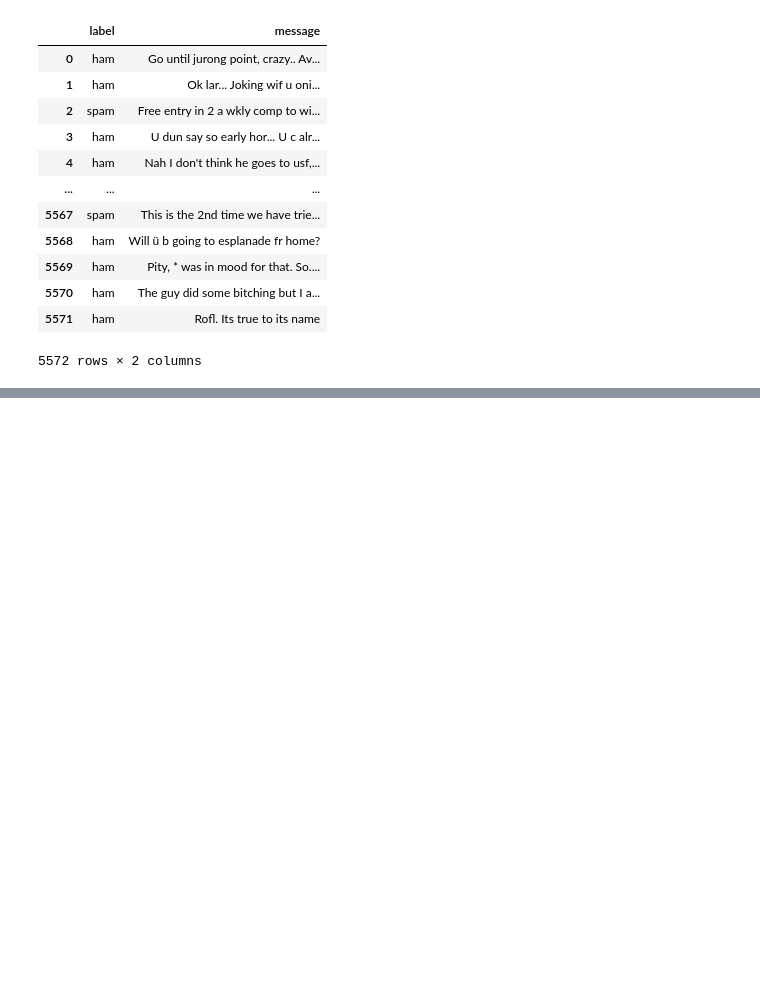
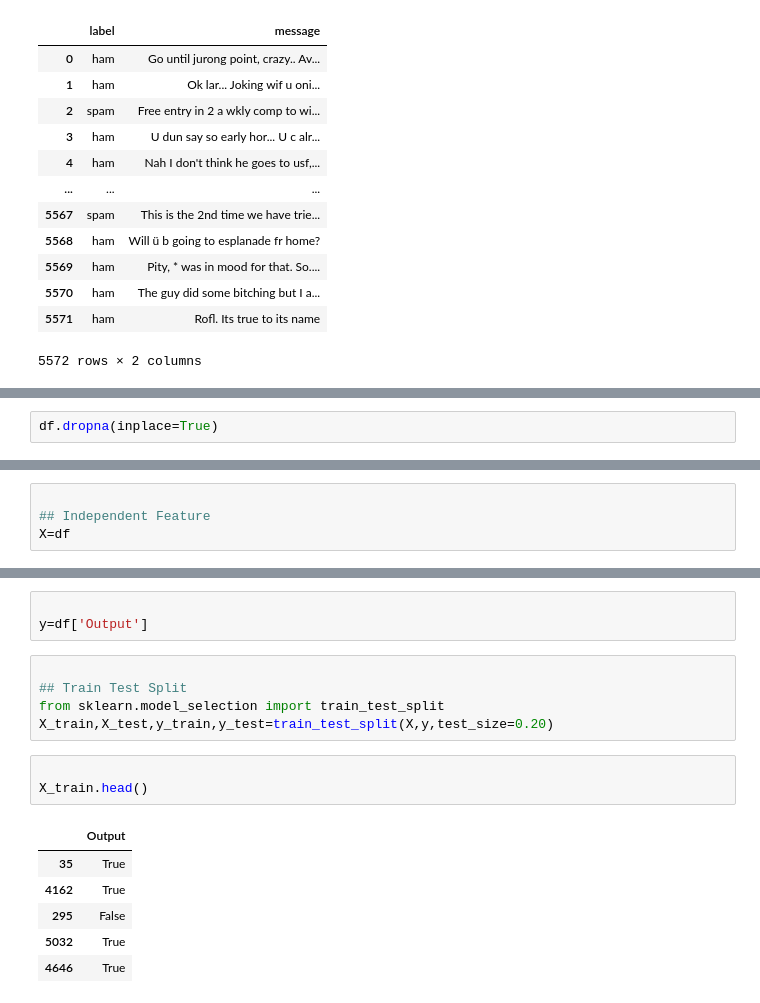
Before and after one commit to Anna-Elsa-Luiz/NLP, a Jupyter notebook: file3_spam_classification.ipynb, the cells around one changed output, grey strips where cells are left out. Saved outputs shown, nothing was run; the diff lists cells and outputs as text; blank space fills up the shorter version.

```diff
--- a/file3_spam_classification.ipynb
+++ b/file3_spam_classification.ipynb
@@ -21,0 +653,2 @@ messages
+# %%
+df.dropna(inplace=True)
@@ -21,0 +661,4 @@ messages
+# %%
+
+## Independent Feature
+X=df
@@ -21,0 +671,18 @@ messages
+# %%
+
+y=df['Output']
+# %%
+
+## Train Test Split
+from sklearn.model_selection import train_test_split
+X_train,X_test,y_train,y_test=train_test_split(X,y,test_size=0.20)
+# %%
+
+X_train.head()
+# %% [output]
+|  | Output |
+| 35 | True |
+| 4162 | True |
+| 295 | False |
+| 5032 | True |
+| 4646 | True |
```
Also changed, not shown: parts of 107 cells of this notebook, 10 other files.
